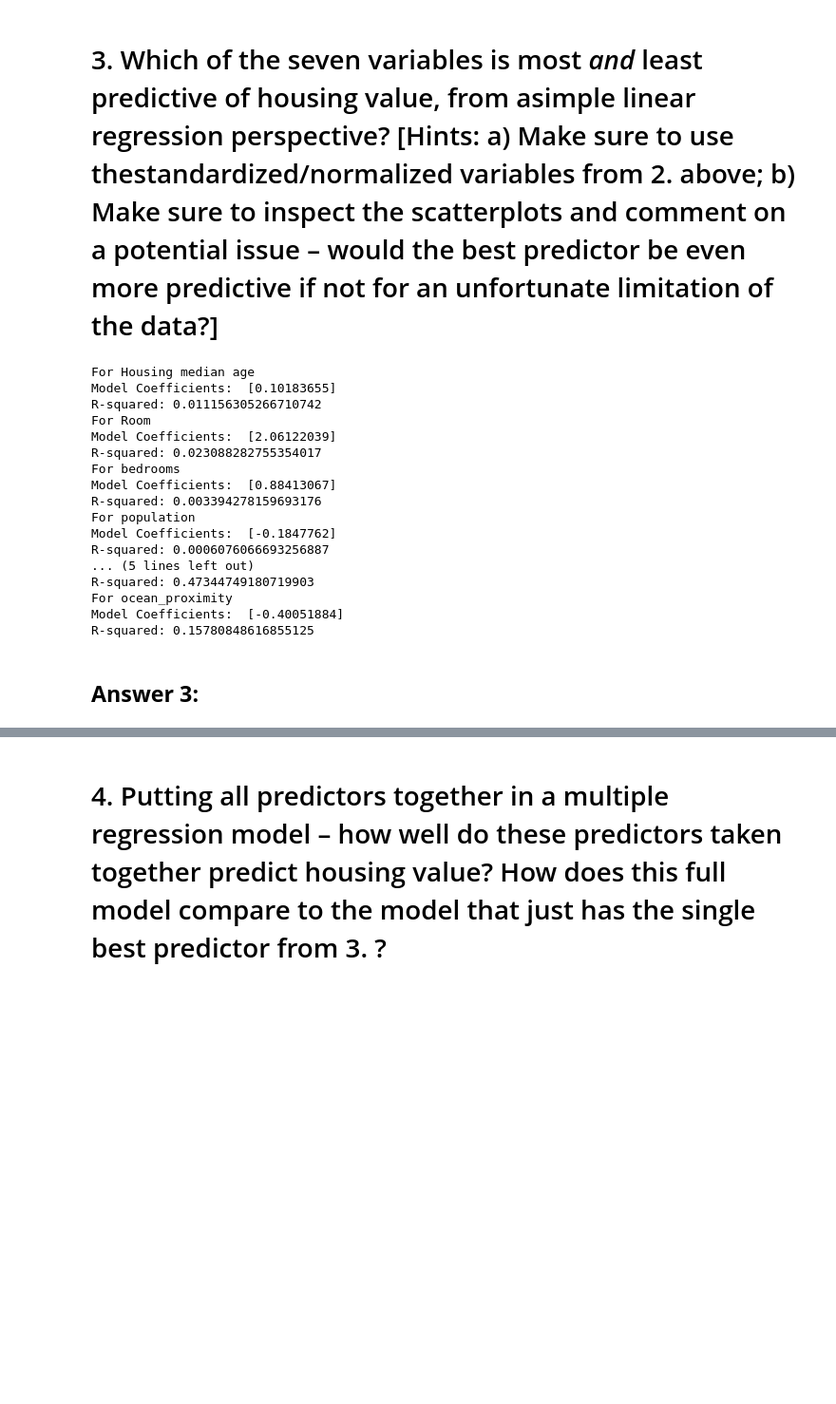
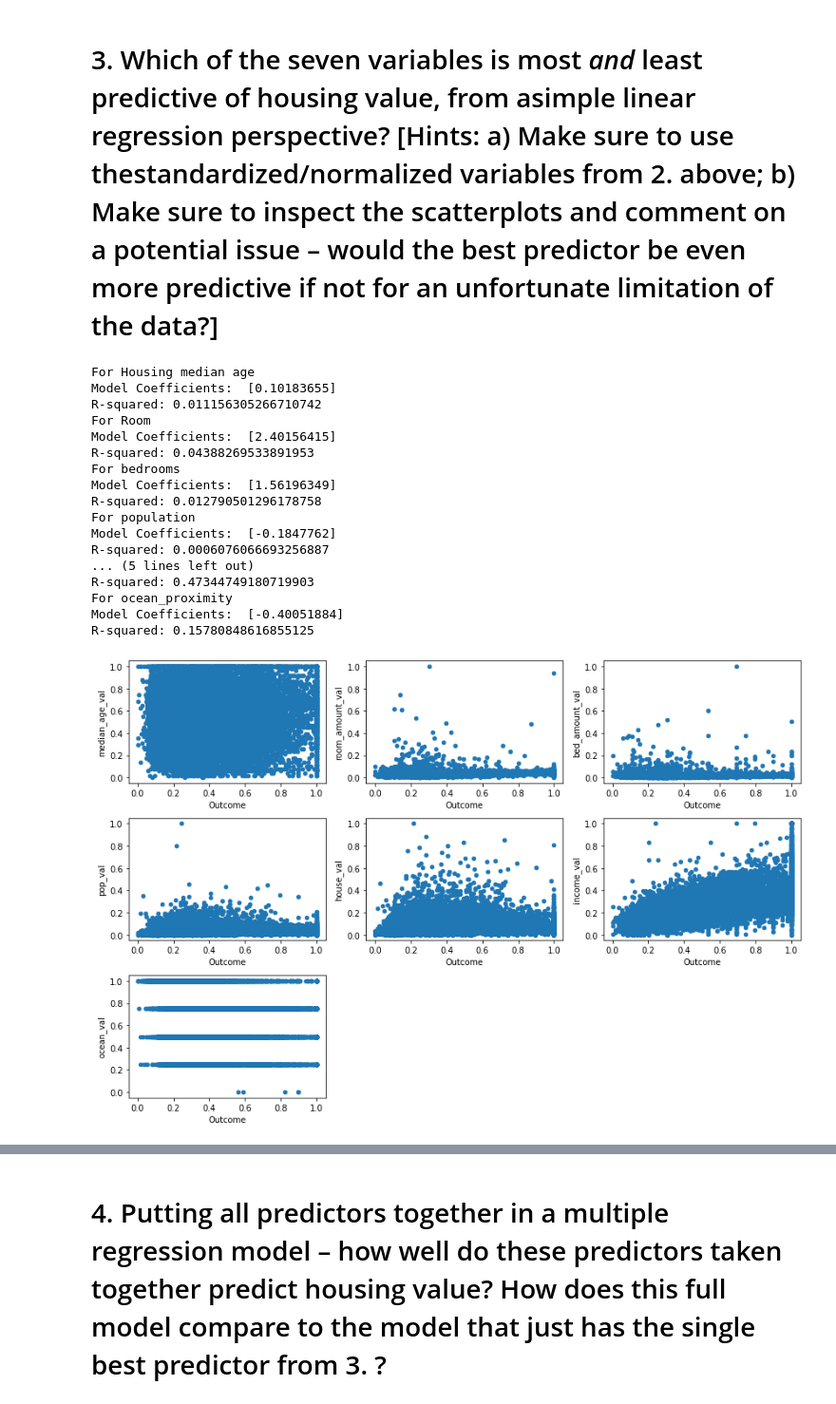
Before and after one commit to aragaomateus/fundamentalsOfML, a Jupyter notebook: HW1/Homework 1.ipynb, the cells around one changed output, grey strips where cells are left out. Shown at 95% size. Cells and saved outputs as stored; diff of their text form; code cells hidden in the pictures; blank space fills up the shorter version.

```diff
--- a/HW1/Homework 1.ipynb
+++ b/HW1/Homework 1.ipynb
@@ -178,11 +199,11 @@ column_to_normalize = np.array(data['housing_median_age'])  # Select the column
 scaler = MinMaxScaler()          # Create a MinMaxScaler object
 median_age_val = scaler.fit_transform(column_to_normalize.reshape(-1, 1))  # Normalize the column
 
-column_to_normalize = np.array(normalized_room_house)  # Select the column you want to normalize
+column_to_normalize = np.array(normalized_room_pop)  # Select the column you want to normalize
 scaler = MinMaxScaler()          # Create a MinMaxScaler object
 room_amount_val = scaler.fit_transform(column_to_normalize.reshape(-1, 1))  # Normalize the column
 
-column_to_normalize = np.array(normalized_bed_house)  # Select the column you want to normalize
+column_to_normalize = np.array(normalized_bed_pop)  # Select the column you want to normalize
 scaler = MinMaxScaler()          # Create a MinMaxScaler object
 bed_amount_val = scaler.fit_transform(column_to_normalize.reshape(-1, 1))  # Normalize the column
 
@@ -201,6 +222,15 @@ income_val = scaler.fit_transform(column_to_normalize.reshape(-1, 1))  # Normali
 column_to_normalize = np.array(data['ocean_proximity'])  # Select the column you want to normalize
 scaler = MinMaxScaler()          # Create a MinMaxScaler object
 ocean_val = scaler.fit_transform(column_to_normalize.reshape(-1, 1))  # Normalize the column
+
+
+df = pd.DataFrame({"median_age_val":median_age_val.reshape(-1),
+                   "room_amount_val":room_amount_val.reshape(-1),
+                   "bed_amount_val":bed_amount_val.reshape(-1),
+                   "pop_val":pop_val.reshape(-1),
+                   "house_val":house_val.reshape(-1),
+                   "income_val":income_val.reshape(-1),
+                   "ocean_val":ocean_val.reshape(-1)})
 # %%
 
 # predicting using the median age of household
@@ -315,11 +345,11 @@ For Housing median age
 Model Coefficients:  [0.10183655]
 R-squared: 0.011156305266710742
 For Room
-Model Coefficients:  [2.06122039]
-R-squared: 0.023088282755354017
+Model Coefficients:  [2.40156415]
+R-squared: 0.04388269533891953
 For bedrooms
-Model Coefficients:  [0.88413067]
-R-squared: 0.003394278159693176
+Model Coefficients:  [1.56196349]
+R-squared: 0.012790501296178758
 For population
 Model Coefficients:  [-0.1847762]
 R-squared: 0.0006076066693256887
@@ -328,5 +358,35 @@ R-squared: 0.47344749180719903
 For ocean_proximity
 Model Coefficients:  [-0.40051884]
 R-squared: 0.15780848616855125
-# %% [markdown]
-## **Answer 3:**
+# %%
+import pandas as pd
+import numpy as np
+import matplotlib.pyplot as plt
+
+# Create a Pandas DataFrame with 7 columns of random data
+# df = pd.DataFrame(np.random.randn(100, 7), columns=['A', 'B', 'C', 'D', 'E', 'F', 'G'])
+
+# Create a figure with 7 subplots in a 3x3 grid
+fig, axes = plt.subplots(nrows=3, ncols=3, figsize=(12, 8))
+
+# Flatten the axes into a 1D array
+axes = axes.flatten()
+
+# Create a scatter plot on each subplot
+for i, col in enumerate(df.columns):
+    ax = axes[i]
+    ax.scatter(outcome, df[col], s=20)
+    ax.set_xlabel('Outcome')
+    ax.set_ylabel(col)
+
+# Hide any unused subplots
+for i in range(7, 9):
+    fig.delaxes(axes[i])
+
+# Adjust the layout of the subplots
+plt.tight_layout()
+
+# Display the plot
+plt.show()
+# %% [output]
+[figure, added]
```
Also changed, not shown: parts of 20 cells of this notebook, 7 other files.
